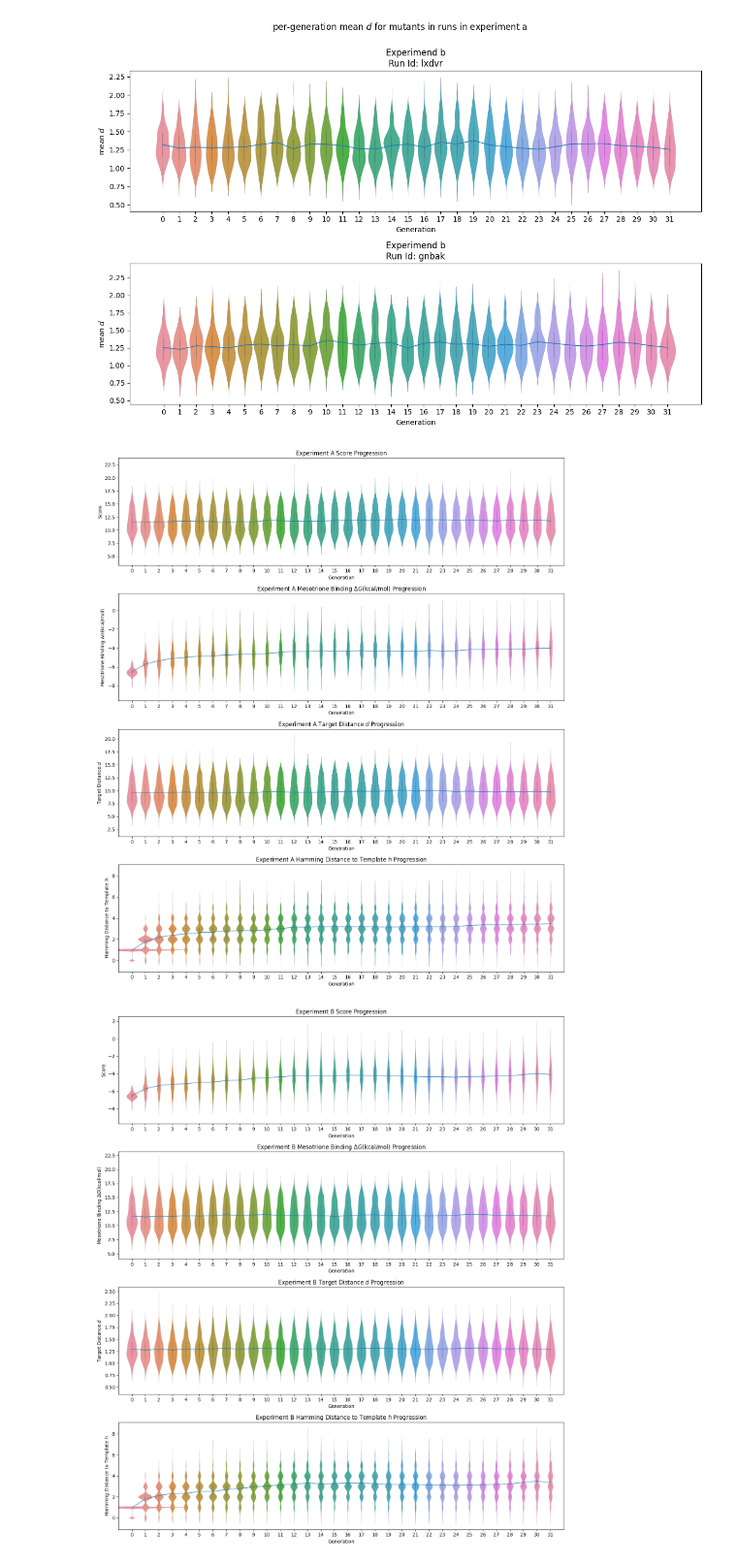
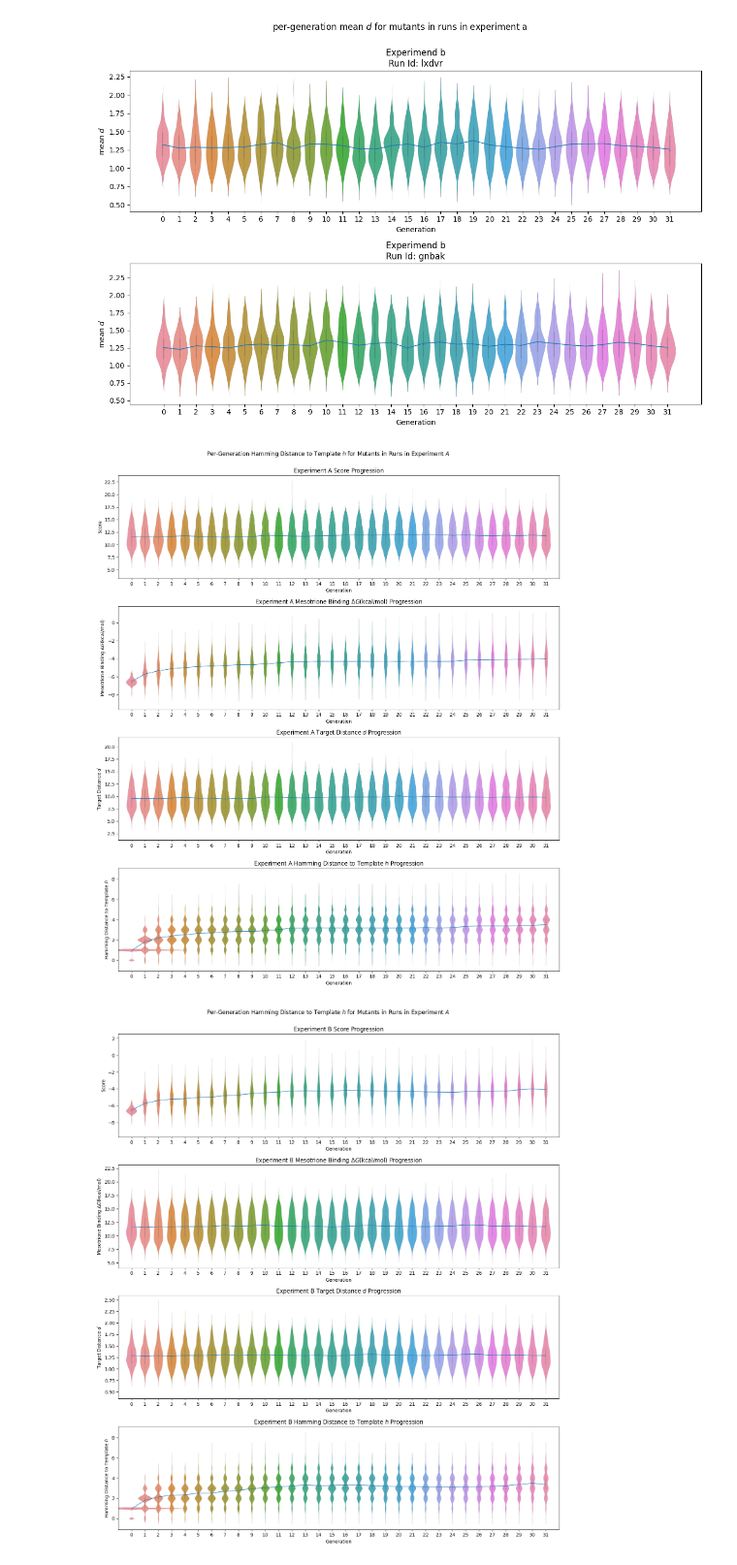
Before and after one commit to jamesengleback/vde, a Jupyter notebook: nb/generations.ipynb, the cells around one changed output. Shown at 97% size. Saved outputs shown, nothing was run; the diff lists cells and outputs as text; code cells hidden in the pictures.

```diff
--- a/nb/generations.ipynb
+++ b/nb/generations.ipynb
@@ -107,7 +107,7 @@ for experiment in 'ab':
             i.set_ylabel(name)
 
 
-        fig.suptitle(f'per-generation {name} for mutants in runs in experiment a',
+        fig.suptitle(f'Per-Generation {name} for Mutants in Runs in Experiment $A$',
                     x=0.5,
                     y=1)
         plt.tight_layout()
@@ -126,32 +126,35 @@ for experiment in 'ab':
     fig, ax = plt.subplots(4,
                            1,
                            figsize=(14,16),
                           )
     for metric, name, ax_ in zip(['score', 'aff_mean','dist_mean', 'ham'],
         ['Score', 'Mesotrione Binding $\Delta G$(kcal/mol)', 'Target Distance $d$', 'Hamming Distance to Template $h$'],
                                 ax.flatten()):
 
         sns.violinplot(x=df['generation'],
                        y=df[metric],
                        linewidth=0.1,
                        width=dict(zip(['score', 'aff_mean','dist_mean', 'ham'],
                                       [0.8,0.8,0.8,8]))[metric],
                        ax=ax_
                       )
         ax_.plot(\
     [df.loc[df['generation']==i,metric].mean() for i in set(df['generation'])],
                lw=1,
 
                 )
         ax_.set_title(f"Experiment {experiment.upper()} {name} Progression")
         ax_.set_xlabel('Generation')
         ax_.set_ylabel(name)
         ax_.set_xlim(-1, max(df['generation'])+1)
 
 
+    fig.suptitle(f'Per-Generation {name} for Mutants in Runs in Experiment $A$',
+                x=0.5,
+                y=1)
     plt.tight_layout()
     plt.savefig(f'img/generation-global-{metric}-{experiment}.png')
     plt.show()
 # %% [output]
-[figure, old version]
+[figure, new version]
-[figure, old version]
+[figure, new version]
```
Also changed, not shown: 8 other files.
